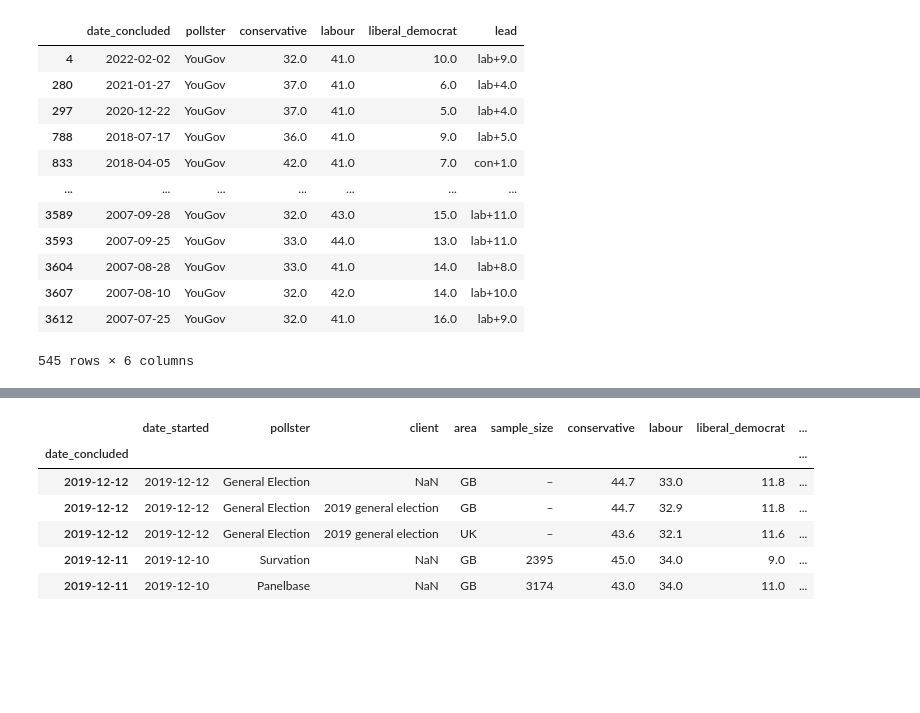
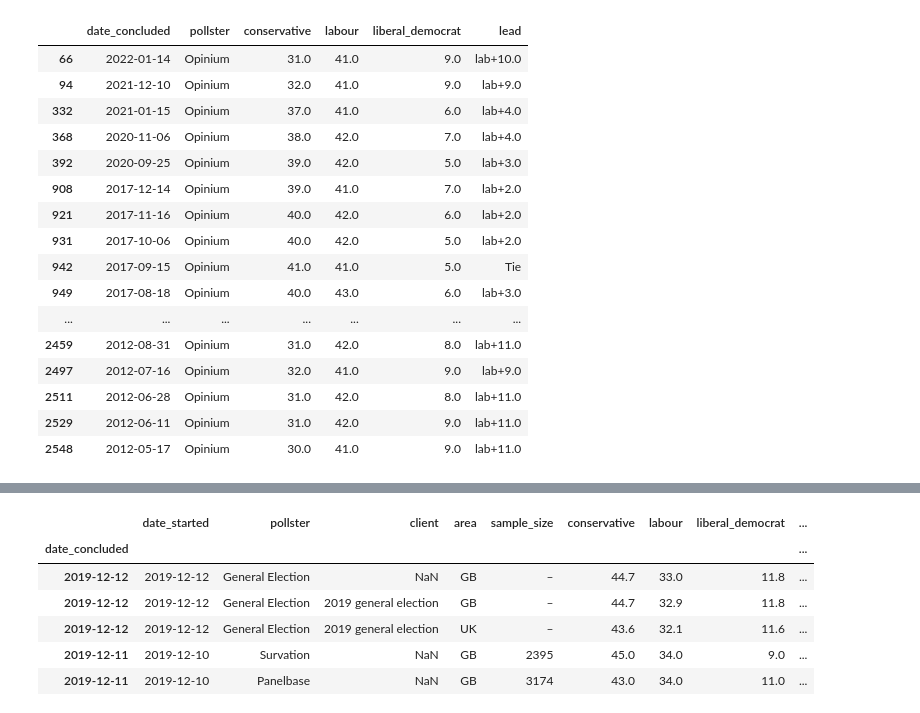
Before and after one commit to AndyLawton/uk_general_election_polls, a Jupyter notebook: main.ipynb, the cells around one changed output, grey strips where cells are left out. Drawn from its saved outputs; the diff is of its cells as text; code cells hidden in the pictures; blank space fills up the shorter version.

```diff
--- a/main.ipynb
+++ b/main.ipynb
@@ -67,19 +64,23 @@ all_polls.query("pollster=='YouGov' and lead_value>=5 and labour>conservative")[
 # %%
-all_polls.query("pollster=='YouGov' and labour >= 41")[display_columns]
+all_polls.query("pollster=='Opinium' and labour >= 41")[display_columns]
 # %% [output]
 |  | date_concluded | pollster | conservative | labour | liberal_democrat | lead |
-| 4 | 2022-02-02 | YouGov | 32.0 | 41.0 | 10.0 | lab+9.0 |
-| 280 | 2021-01-27 | YouGov | 37.0 | 41.0 | 6.0 | lab+4.0 |
-| 297 | 2020-12-22 | YouGov | 37.0 | 41.0 | 5.0 | lab+4.0 |
-| 788 | 2018-07-17 | YouGov | 36.0 | 41.0 | 9.0 | lab+5.0 |
-| 833 | 2018-04-05 | YouGov | 42.0 | 41.0 | 7.0 | con+1.0 |
+| 66 | 2022-01-14 | Opinium | 31.0 | 41.0 | 9.0 | lab+10.0 |
+| 94 | 2021-12-10 | Opinium | 32.0 | 41.0 | 9.0 | lab+9.0 |
+| 332 | 2021-01-15 | Opinium | 37.0 | 41.0 | 6.0 | lab+4.0 |
+| 368 | 2020-11-06 | Opinium | 38.0 | 42.0 | 7.0 | lab+4.0 |
+| 392 | 2020-09-25 | Opinium | 39.0 | 42.0 | 5.0 | lab+3.0 |
+| 908 | 2017-12-14 | Opinium | 39.0 | 41.0 | 7.0 | lab+2.0 |
+| 921 | 2017-11-16 | Opinium | 40.0 | 42.0 | 6.0 | lab+2.0 |
+| 931 | 2017-10-06 | Opinium | 40.0 | 42.0 | 5.0 | lab+2.0 |
+| 942 | 2017-09-15 | Opinium | 41.0 | 41.0 | 5.0 | Tie |
+| 949 | 2017-08-18 | Opinium | 40.0 | 43.0 | 6.0 | lab+3.0 |
 | ... | ... | ... | ... | ... | ... | ... |
-| 3589 | 2007-09-28 | YouGov | 32.0 | 43.0 | 15.0 | lab+11.0 |
-| 3593 | 2007-09-25 | YouGov | 33.0 | 44.0 | 13.0 | lab+11.0 |
-| 3604 | 2007-08-28 | YouGov | 33.0 | 41.0 | 14.0 | lab+8.0 |
-| 3607 | 2007-08-10 | YouGov | 32.0 | 42.0 | 14.0 | lab+10.0 |
-| 3612 | 2007-07-25 | YouGov | 32.0 | 41.0 | 16.0 | lab+9.0 |
+| 2459 | 2012-08-31 | Opinium | 31.0 | 42.0 | 8.0 | lab+11.0 |
+| 2497 | 2012-07-16 | Opinium | 32.0 | 41.0 | 9.0 | lab+9.0 |
+| 2511 | 2012-06-28 | Opinium | 31.0 | 42.0 | 8.0 | lab+11.0 |
+| 2529 | 2012-06-11 | Opinium | 31.0 | 42.0 | 9.0 | lab+11.0 |
+| 2548 | 2012-05-17 | Opinium | 30.0 | 41.0 | 9.0 | lab+11.0 |
-545 rows × 6 columns
 # %%
 all_polls.query("pollster=='Deltapoll' and lead_value>=5 and labour>conservative")[display_columns]
 # %% [output]
```
Also changed, not shown: parts of 19 cells of this notebook, 13 other files.
